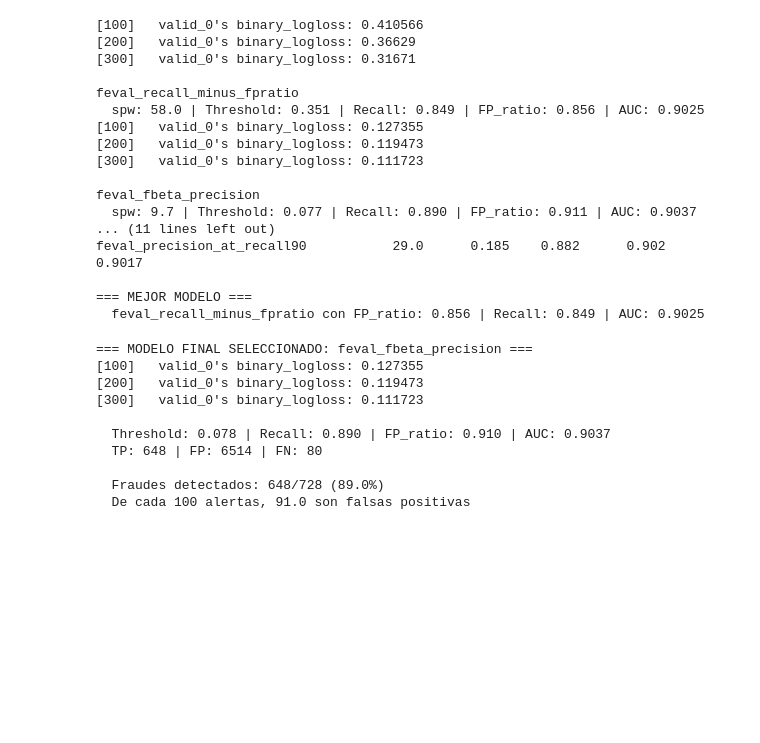
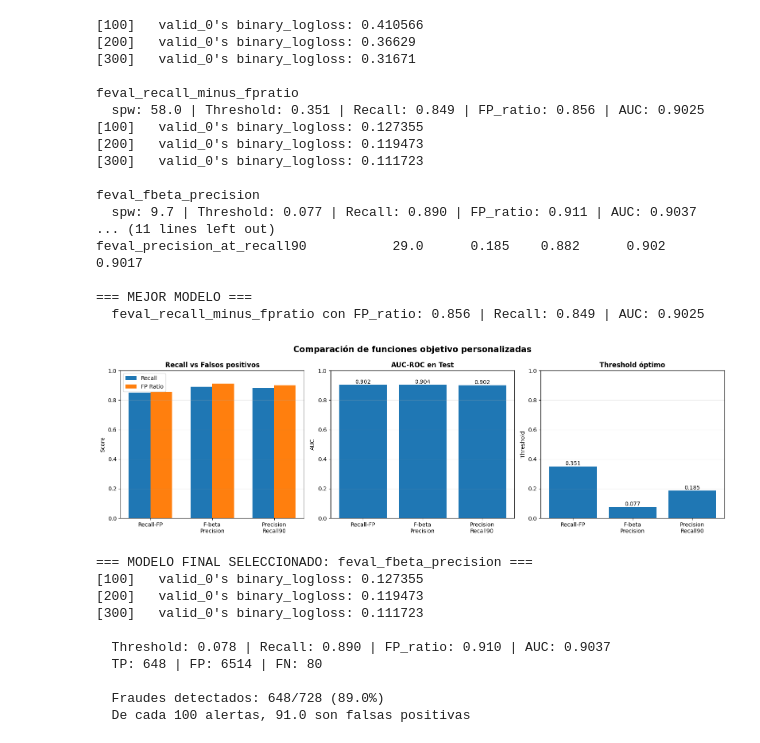
Before and after one commit to PedroPabloGuzmanMayen/Proyecto_PlusTI, a Jupyter notebook: objetivo1/Modelos.ipynb, the cells around one changed output. Saved outputs shown, nothing was run; the diff lists cells and outputs as text; code cells hidden in the pictures; blank space fills up the shorter version.

```diff
--- a/objetivo1/Modelos.ipynb
+++ b/objetivo1/Modelos.ipynb
@@ -436,6 +911,10 @@ feval_precision_at_recall90           29.0      0.185    0.882      0.902   0.90
 
 === MEJOR MODELO ===
   feval_recall_minus_fpratio con FP_ratio: 0.856 | Recall: 0.849 | AUC: 0.9025
+# %%
+plot_model_comparison(results)
+# %% [output]
+[figure, added]
 # %%
 print("=== MODELO FINAL SELECCIONADO: feval_fbeta_precision ===")
 
```
Also changed, not shown: parts of 17 cells of this notebook, 40 other files.
